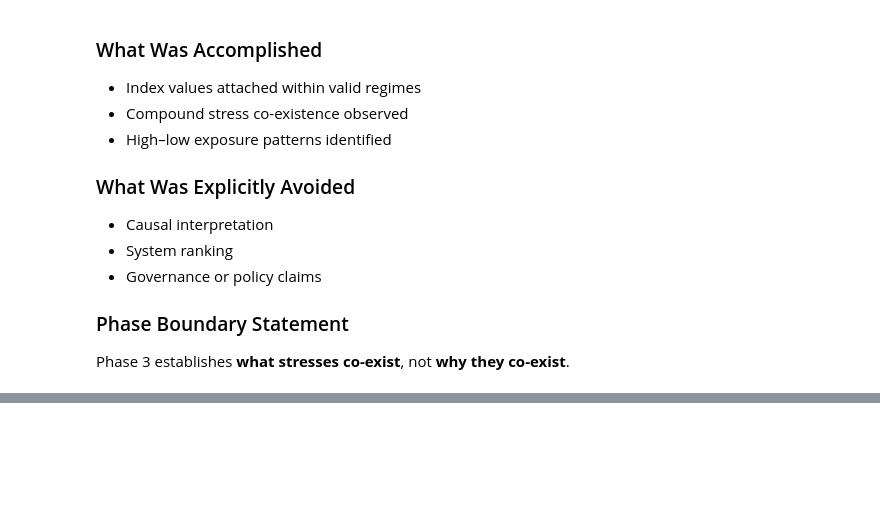
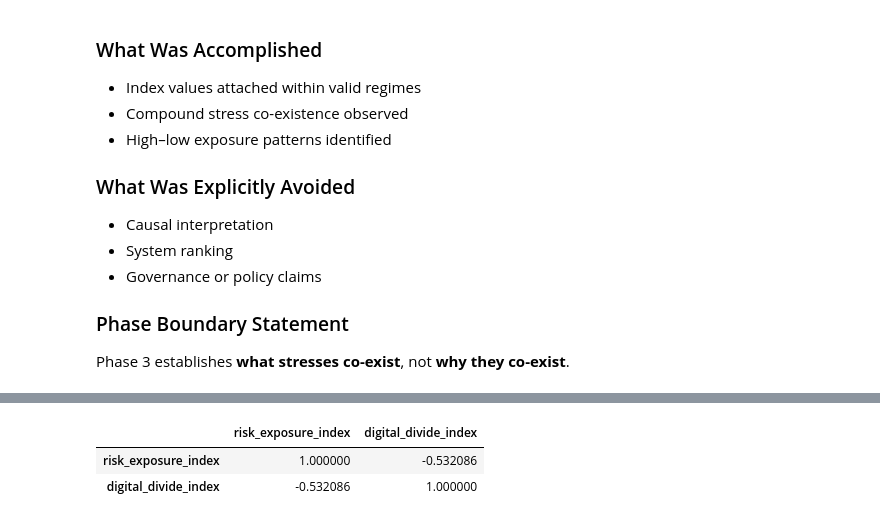
Before and after one commit to Comrade-1729/eda_mlops-portfolio, a Jupyter notebook: notebooks/05_systemic_risk_&_inequality_synthesis.ipynb, the cells around one changed output, grey strips where cells are left out. Cells and saved outputs as stored; diff of their text form; code cells hidden in the pictures; blank space fills up the shorter version.

```diff
--- a/notebooks/05_systemic_risk_&_inequality_synthesis.ipynb
+++ b/notebooks/05_systemic_risk_&_inequality_synthesis.ipynb
@@ -542,0 +699,6 @@ not **why they co-exist**.
+# %%
+df_rb[["risk_exposure_index", "digital_divide_index"]].corr()
+# %% [output]
+|  | risk_exposure_index | digital_divide_index |
+| risk_exposure_index | 1.000000 | -0.532086 |
+| digital_divide_index | -0.532086 | 1.000000 |
```
Also changed, not shown: parts of 22 cells of this notebook.
